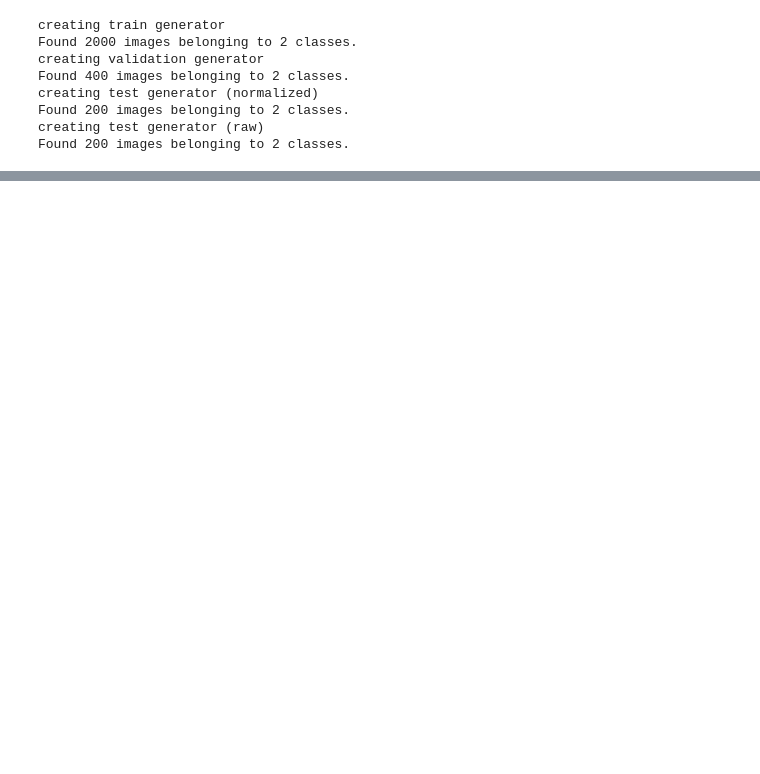
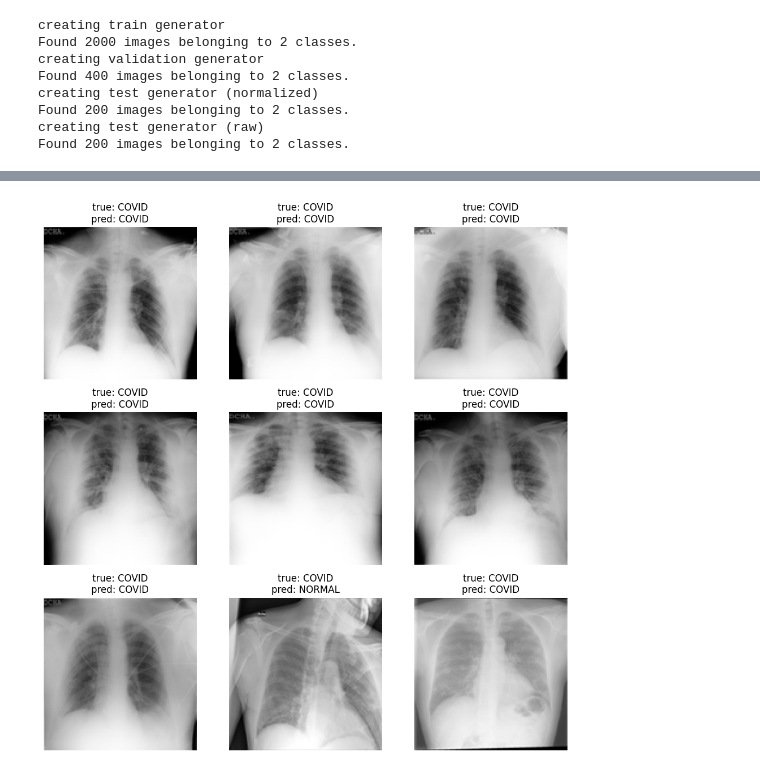
Before and after one commit to romeodetimmerman/covid-xray, a Jupyter notebook: src/baseline.ipynb, the cells around one changed output, grey strips where cells are left out. Saved outputs shown, nothing was run; the diff lists cells and outputs as text; code cells hidden in the pictures; blank space fills up the shorter version.

```diff
--- a/src/baseline.ipynb
+++ b/src/baseline.ipynb
@@ -485,9 +542,10 @@ plt.figure(figsize=(10, 10))
 for i in range(9):  # display 9 samples
     ax = plt.subplot(3, 3, i + 1)
     plt.imshow(images_raw[i].astype("uint8"))  # display raw image
-    true_label = class_names[labels_raw[i]]
+    true_label = class_names[int(labels_raw[i])]  # cast to int
     pred_label = class_names[batch_pred[i]]
     plt.title(f"true: {true_label}\npred: {pred_label}")
     plt.axis("off")
 plt.tight_layout()
 plt.show()
+# %% [output]
@@ -493,0 +554 @@ plt.show()
+[figure, added]
```
Also changed, not shown: parts of 15 cells of this notebook.
